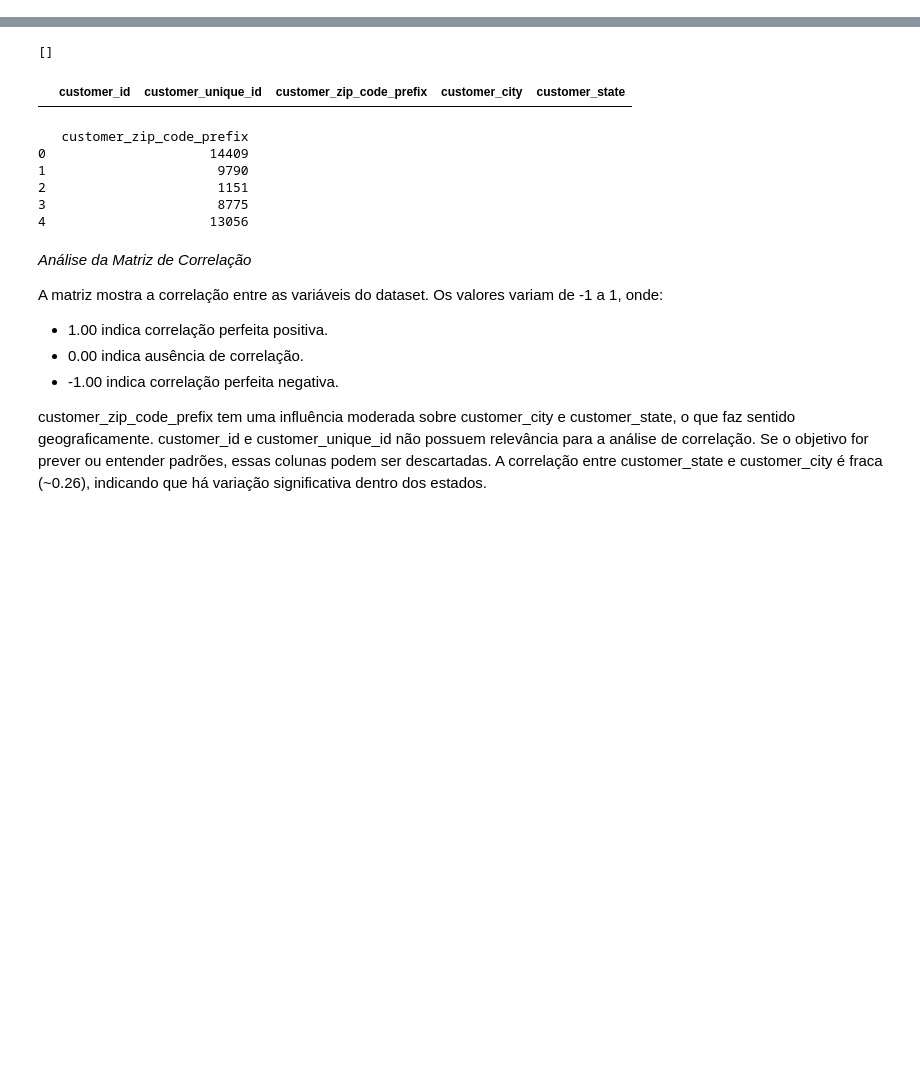
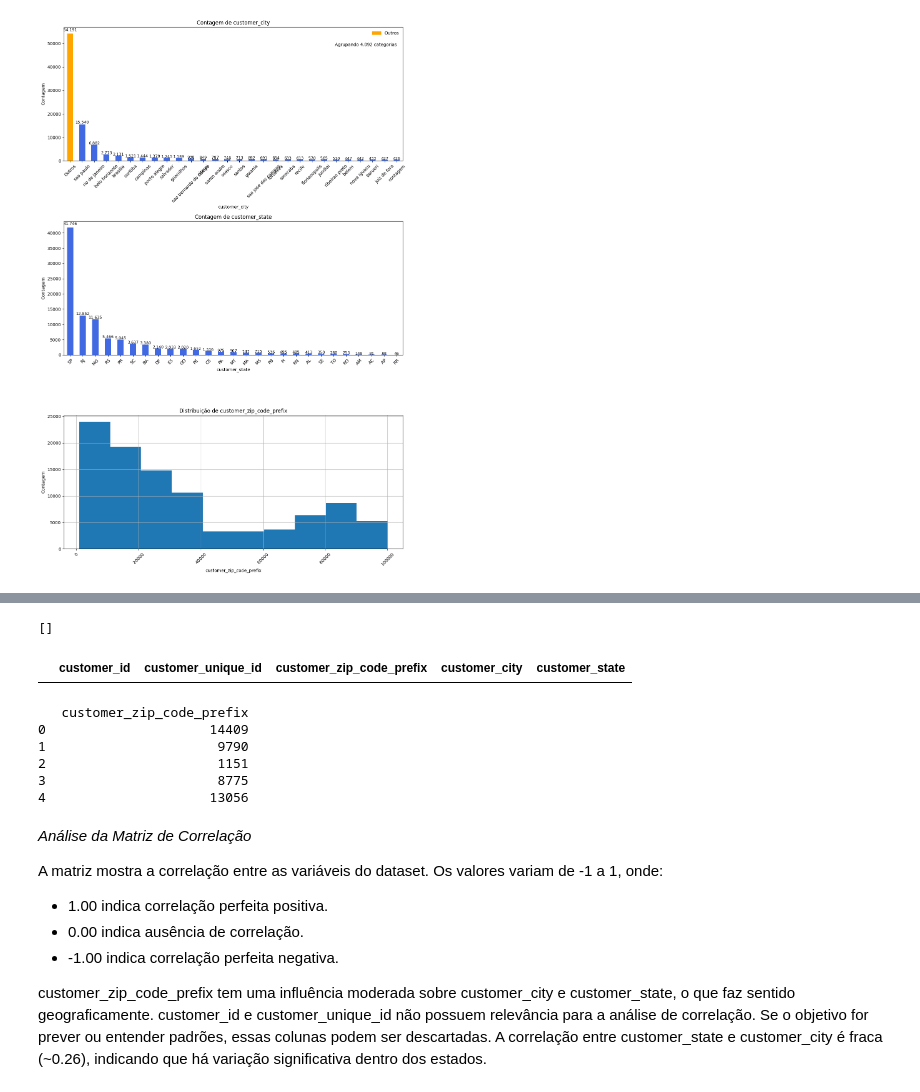
Before and after one commit to GilneiAlves/Projeto-Power-BI-Data-Analysis, a Jupyter notebook: notebooks/01-1_exploratory_data_analysis.ipynb, the cells around one changed output, grey strips where cells are left out. Drawn from its saved outputs; the diff is of its cells as text; code cells hidden in the pictures; blank space fills up the shorter version.

```diff
--- a/notebooks/01-1_exploratory_data_analysis.ipynb
+++ b/notebooks/01-1_exploratory_data_analysis.ipynb
@@ -58,0 +56,7 @@ verificar_tipos_dados(df_olist_customers)
+# %%
+# Verificar a distribuíção dos dados
+plotar_distribuicoes_multiplas_colunas(
+    df_olist_customers, ['customer_city', 'customer_state','customer_zip_code_prefix'],
+      numero_colunas_subplots=1, quantidade_categorias=27,exibir_rotulos=True)
+# %% [output]
+[figure, added]
```
Also changed, not shown: parts of 37 cells of this notebook, 2 other files.
